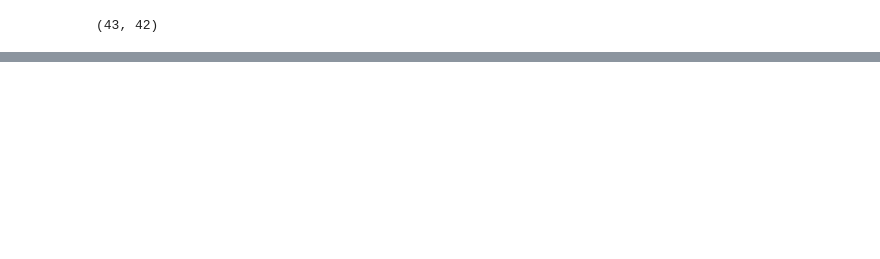
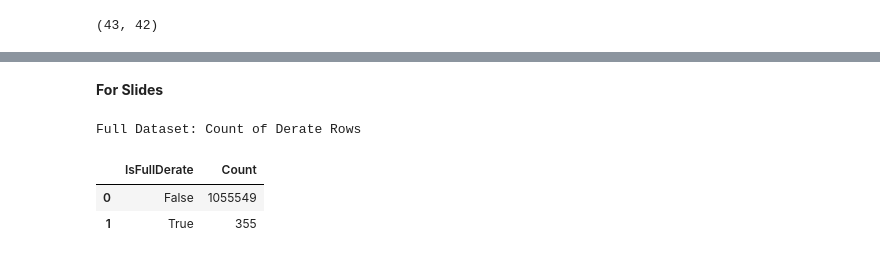
Before and after one commit to nss-data-science-cohort-8/big-g-smokey-and-the-bandits, a Jupyter notebook: notebooks/Features_v2.ipynb, the cells around one changed output, grey strips where cells are left out. Drawn from its saved outputs; the diff is of its cells as text; code cells hidden in the pictures; blank space fills up the shorter version.

```diff
--- a/notebooks/Features_v2.ipynb
+++ b/notebooks/Features_v2.ipynb
@@ -653,0 +795,17 @@ test_data.to_csv('test_data.csv')
+# %% [markdown]
+**For Slides**
+# %%
+
+value_counts = combined_filtered['IsDerateActual'].value_counts()
+
+
+value_counts_df = value_counts.reset_index()
+value_counts_df.columns = ['IsFullDerate', 'Count']
+
+print('Full Dataset: Count of Derate Rows')
+value_counts_df.head()
+# %% [output]
+Full Dataset: Count of Derate Rows
+|  | IsFullDerate | Count |
+| 0 | False | 1055549 |
+| 1 | True | 355 |
```
Also changed, not shown: parts of 17 cells of this notebook, 2 other files.
